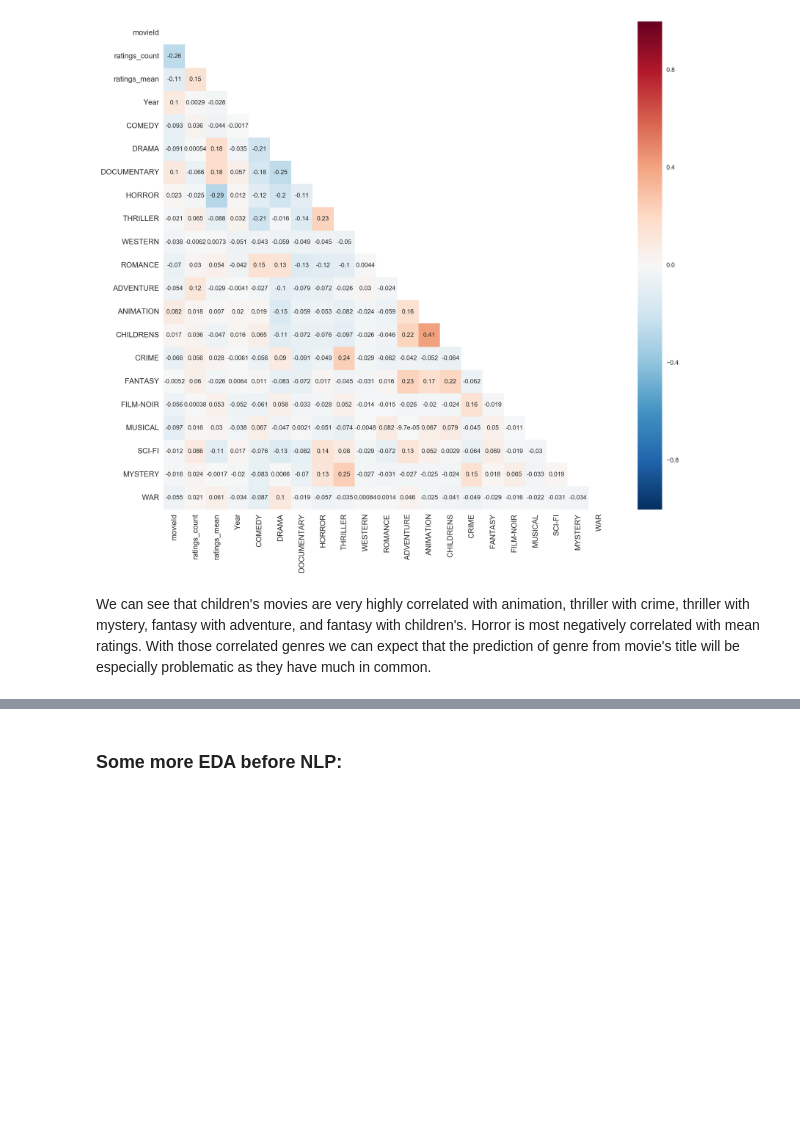
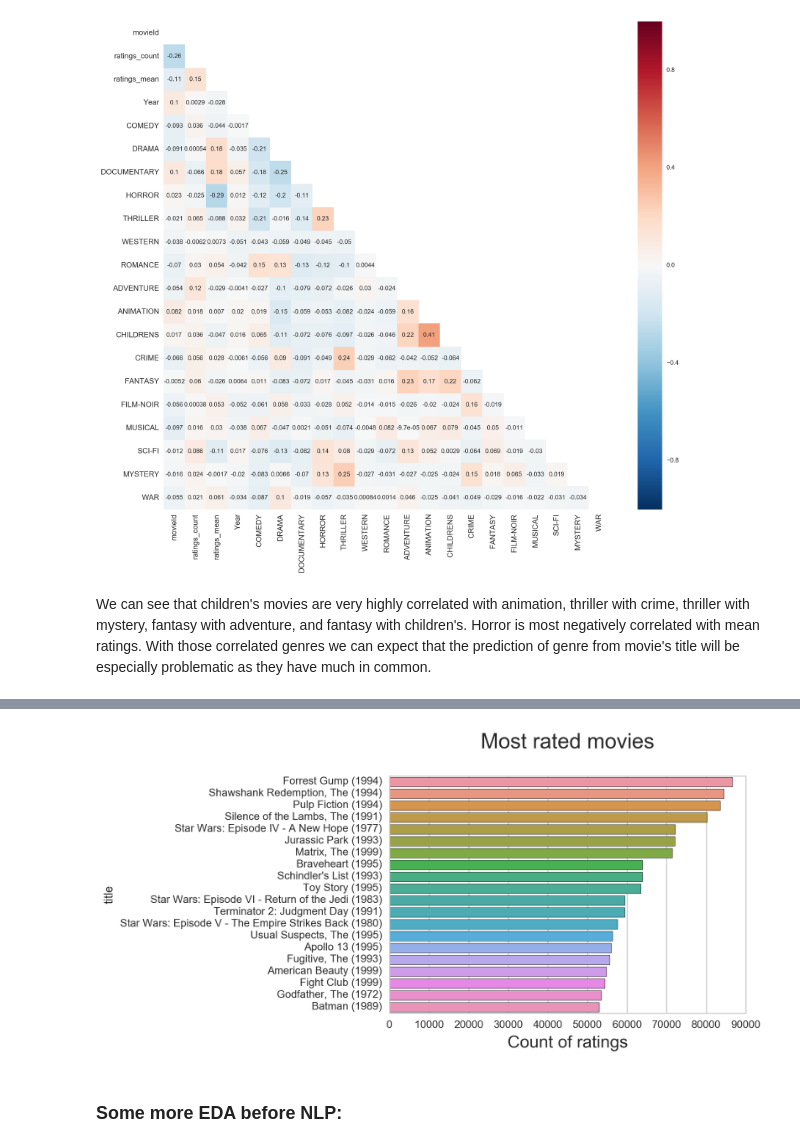
Before and after one commit to katerinaC/DSI-SF-4-katerinaC, a Jupyter notebook: Projects/Capstone/Movies/Technical_Report_Movies_Katerina.ipynb, the cells around one changed output, grey strips where cells are left out. Cells and saved outputs as stored; diff of their text form; code cells hidden in the pictures; blank space fills up the shorter version.

Commit message:
Technical Report for my Capstone

```diff
--- a/Projects/Capstone/Movies/Technical_Report_Movies_Katerina.ipynb
+++ b/Projects/Capstone/Movies/Technical_Report_Movies_Katerina.ipynb
@@ -538,0 +544,6 @@ With those correlated genres we can expect that the prediction of genre from mov
+# %%
+ratings = pd.read_csv("/Users/katerinacapouskova/Desktop/DSI-SF-4-katerinaC/Projects/Capstone/Movies/ml-latest/ratings.csv")
+# %%
+ratings_movies = ratings.merge(movies, how='left', left_on='movieId', right_on='movieId')
+# %%
+movie_ratings_count = pd.DataFrame(ratings_movies.groupby(['title'])['movieId'].count().reset_index())
@@ -539,3 +559,17 @@ With those correlated genres we can expect that the prediction of genre from mov
+# %%
+most_rated = movie_ratings_count.sort(columns='movieId', axis=0, ascending=False).head(20).reset_index()
+# %%
+fig = plt.figure(figsize=(6,4))
+ax = fig.gca()  #get current axis
+
+ax = sns.barplot(x=most_rated["movieId"], y=most_rated["title"], orient='h')
+
+ax.set_xlabel('Count of ratings', fontsize=16)
+ax.set_title('Most rated movies\n', fontsize=20)
+
+plt.show()
+# %% [output]
+[figure, added]
 # %% [markdown]
 ### Some more EDA before NLP:
 # %%
```
Also changed, not shown: parts of 74 cells of this notebook.
